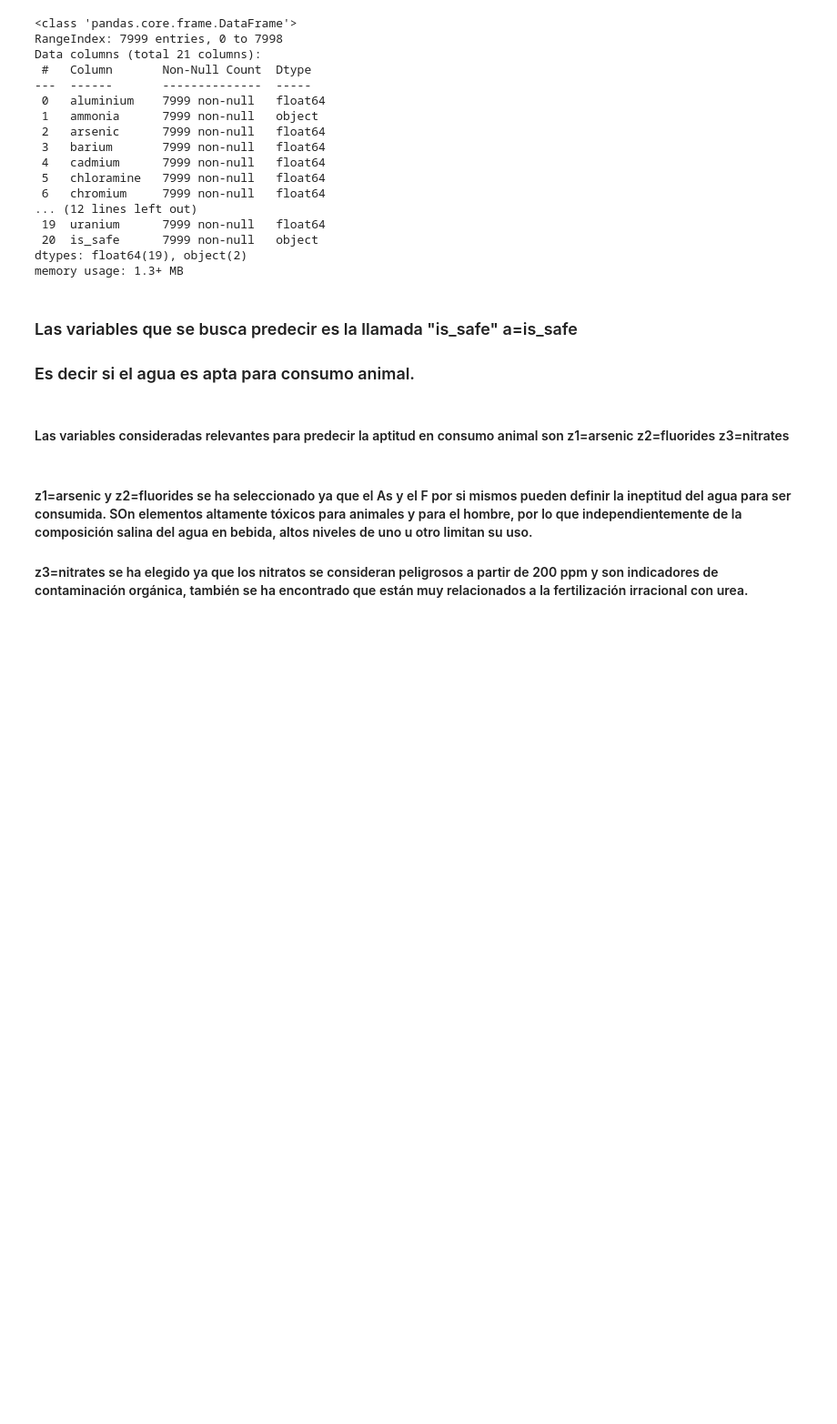
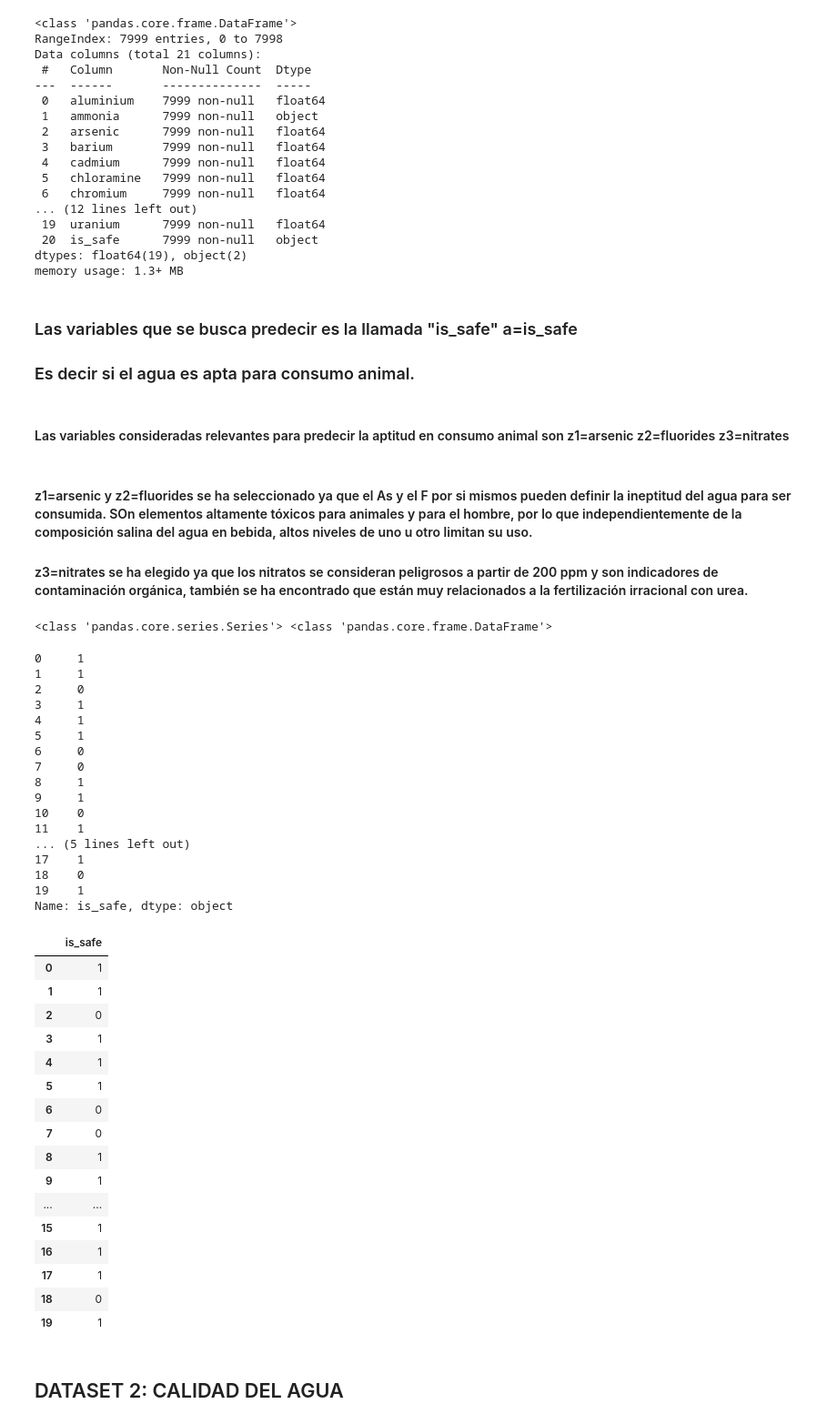
Before and after one commit to FacundoCardozo5/CoderHouse_CH-32845, a Jupyter notebook: notebooks/DatasetsCardozo.ipynb, the cells around one changed output. Shown at 91% size. Cells and saved outputs as stored; diff of their text form; code cells hidden in the pictures; blank space fills up the shorter version.

```diff
--- a/notebooks/DatasetsCardozo.ipynb
+++ b/notebooks/DatasetsCardozo.ipynb
@@ -126,3 +225,45 @@ memory usage: 1.3+ MB
 # %% [markdown]
 #### z1=arsenic y z2=fluorides se ha seleccionado ya que el As y el F por si mismos pueden definir la ineptitud del agua para ser consumida. SOn elementos altamente tóxicos para animales y para el hombre, por lo que independientemente de la composición salina del agua en bebida, altos niveles de uno u otro limitan su uso.
 #### z3=nitrates se ha elegido ya que los nitratos se consideran peligrosos a partir de 200 ppm y son indicadores de contaminación orgánica, también se ha encontrado que están muy relacionados a la fertilización irracional con urea.
+# %%
+print (type(df['is_safe']),type(df[['is_safe']]))
+display(df['is_safe'].head(20))
+display(df[['is_safe']].head(20))
+# %% [output]
+<class 'pandas.core.series.Series'> <class 'pandas.core.frame.DataFrame'>
+0     1
+1     1
+2     0
+3     1
+4     1
+5     1
+6     0
+7     0
+8     1
+9     1
+10    0
+11    1
+... (5 lines left out)
+17    1
+18    0
+19    1
+Name: is_safe, dtype: object
+|  | is_safe |
+| 0 | 1 |
+| 1 | 1 |
+| 2 | 0 |
+| 3 | 1 |
+| 4 | 1 |
+| 5 | 1 |
+| 6 | 0 |
+| 7 | 0 |
+| 8 | 1 |
+| 9 | 1 |
+| ... | ... |
+| 15 | 1 |
+| 16 | 1 |
+| 17 | 1 |
+| 18 | 0 |
+| 19 | 1 |
+# %% [markdown]
+## DATASET 2: CALIDAD DEL AGUA
```
Also changed, not shown: parts of 7 cells of this notebook.
